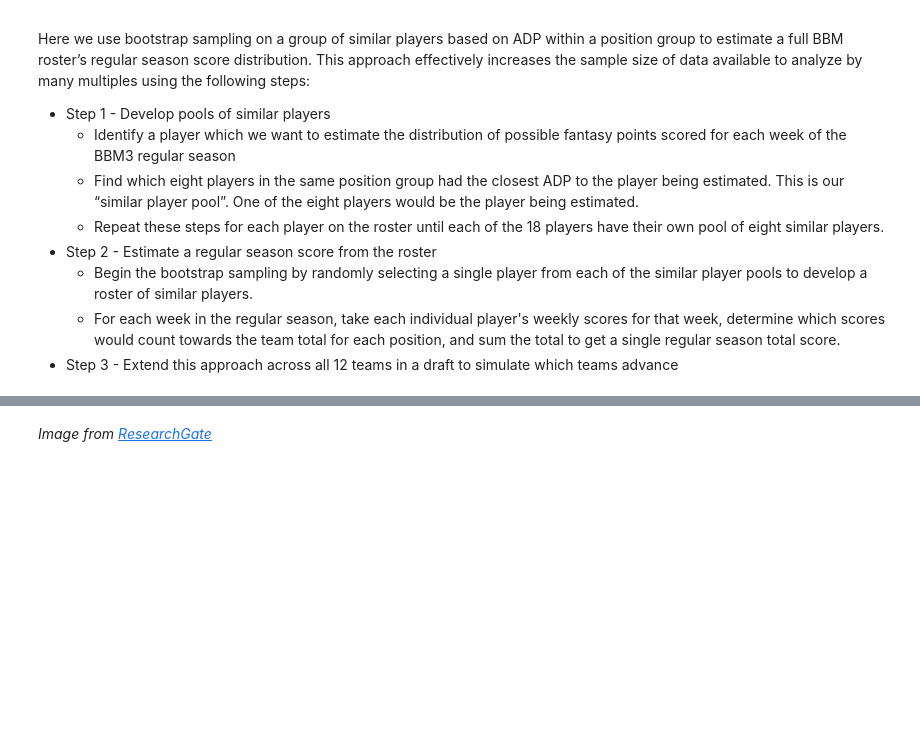
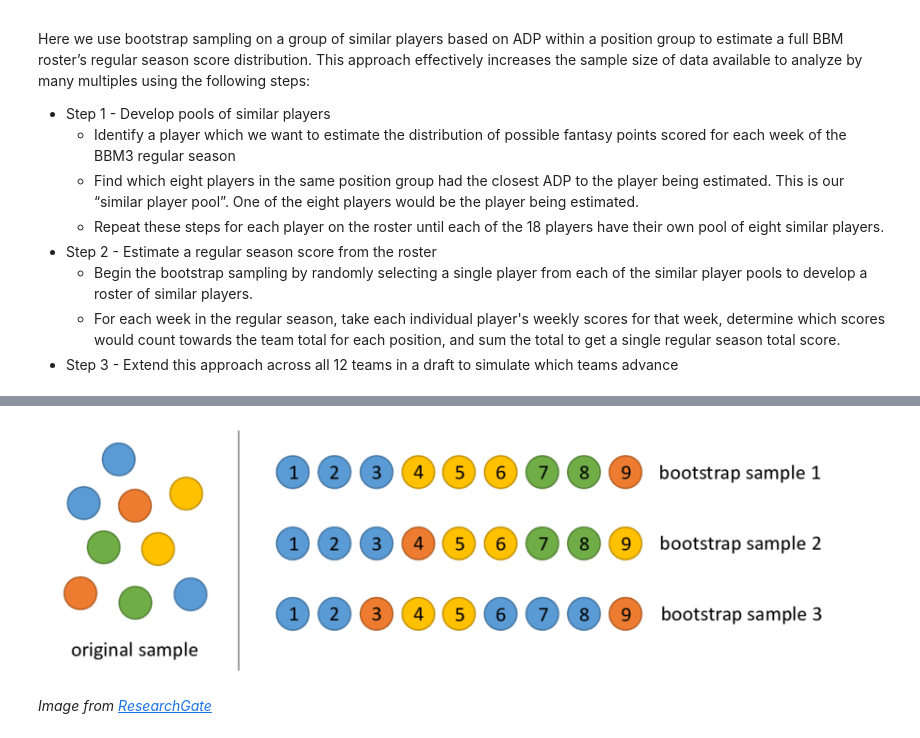
Before and after one commit to thoov08/best_ball_data_bowl_2023_submission, a Jupyter notebook: submission.ipynb, the cells around one changed output, grey strips where cells are left out. Cells and saved outputs as stored; diff of their text form; code cells hidden in the pictures; blank space fills up the shorter version.

Commit message:
updated image to save locally

```diff
--- a/submission.ipynb
+++ b/submission.ipynb
@@ -181,3 +177,7 @@ Image(url= "https://www.researchgate.net/profile/Paola-Galdi/publication/3221792
+# %%
+Image('bootstrap_sampling_illustration.png', width=800, height=250)
+# %% [output]
+[figure, added]
 # %% [markdown]
 *Image from [ResearchGate](https://www.researchgate.net/figure/An-example-of-bootstrap-sampling-Since-objects-are-subsampled-with-replacement-some_fig2_322179244)*
 # %%
```
Also changed, not shown: parts of 1 cell of this notebook.
